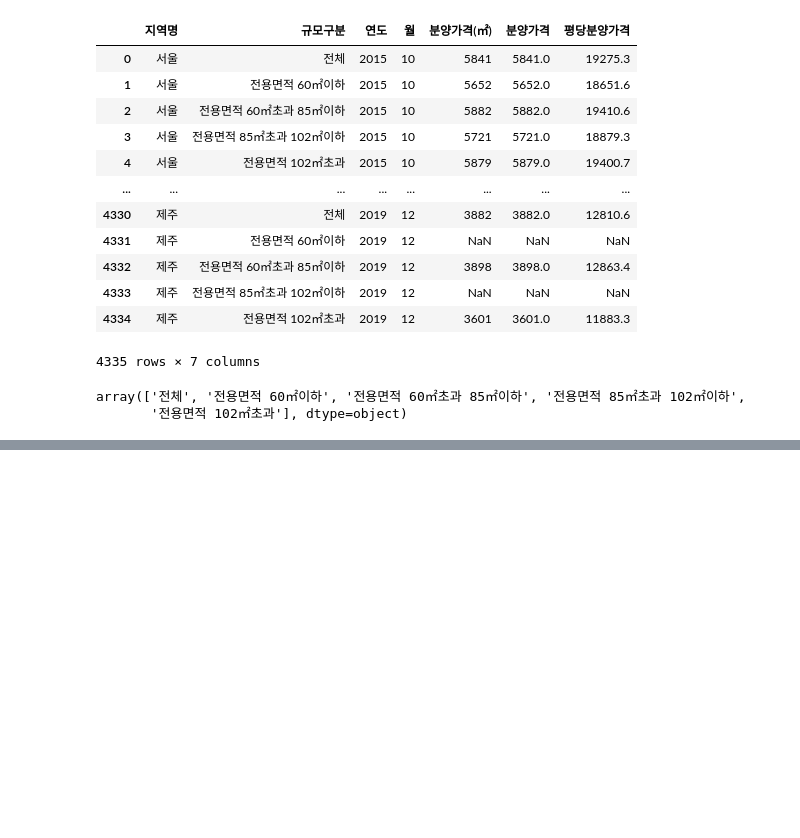
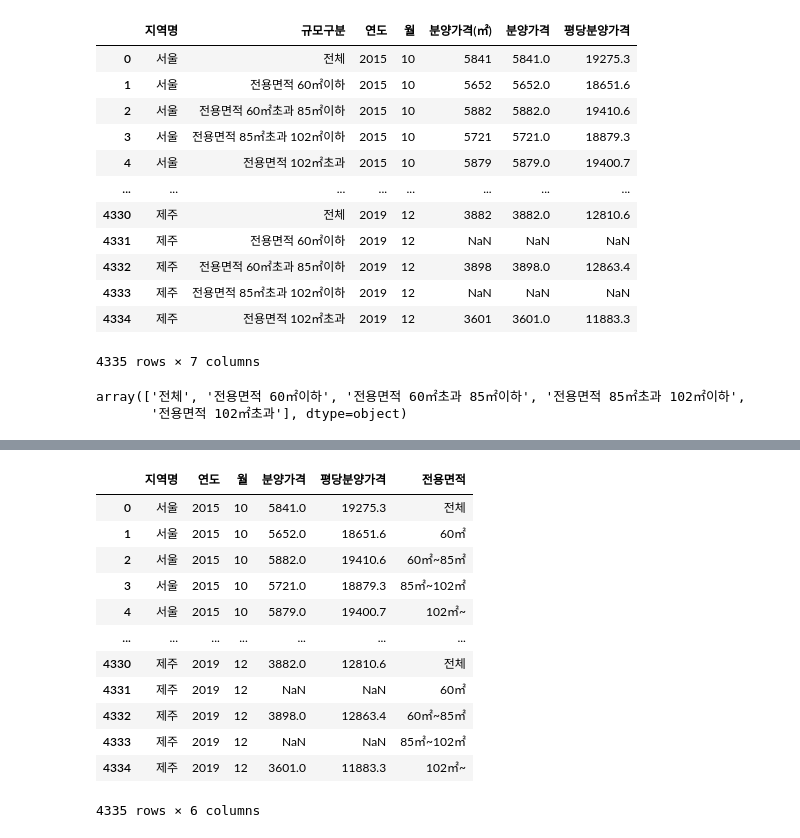
Before and after one commit to yekyung2/Python-DataAnalysis, a Jupyter notebook: practice1.ipynb, the cells around one changed output, grey strips where cells are left out. Drawn from its saved outputs; the diff is of its cells as text; code cells hidden in the pictures; blank space fills up the shorter version.

```diff
--- a/practice1.ipynb
+++ b/practice1.ipynb
@@ -314,0 +349,16 @@ Name: 전용면적, Length: 4335, dtype: object
+# %%
+df_last
+# %% [output]
+|  | 지역명 | 연도 | 월 | 분양가격 | 평당분양가격 | 전용면적 |
+| 0 | 서울 | 2015 | 10 | 5841.0 | 19275.3 | 전체 |
+| 1 | 서울 | 2015 | 10 | 5652.0 | 18651.6 | 60㎡ |
+| 2 | 서울 | 2015 | 10 | 5882.0 | 19410.6 | 60㎡~85㎡ |
+| 3 | 서울 | 2015 | 10 | 5721.0 | 18879.3 | 85㎡~102㎡ |
+| 4 | 서울 | 2015 | 10 | 5879.0 | 19400.7 | 102㎡~ |
+| ... | ... | ... | ... | ... | ... | ... |
+| 4330 | 제주 | 2019 | 12 | 3882.0 | 12810.6 | 전체 |
+| 4331 | 제주 | 2019 | 12 | NaN | NaN | 60㎡ |
+| 4332 | 제주 | 2019 | 12 | 3898.0 | 12863.4 | 60㎡~85㎡ |
+| 4333 | 제주 | 2019 | 12 | NaN | NaN | 85㎡~102㎡ |
+| 4334 | 제주 | 2019 | 12 | 3601.0 | 11883.3 | 102㎡~ |
+4335 rows × 6 columns
```
Also changed, not shown: parts of 32 cells of this notebook.
